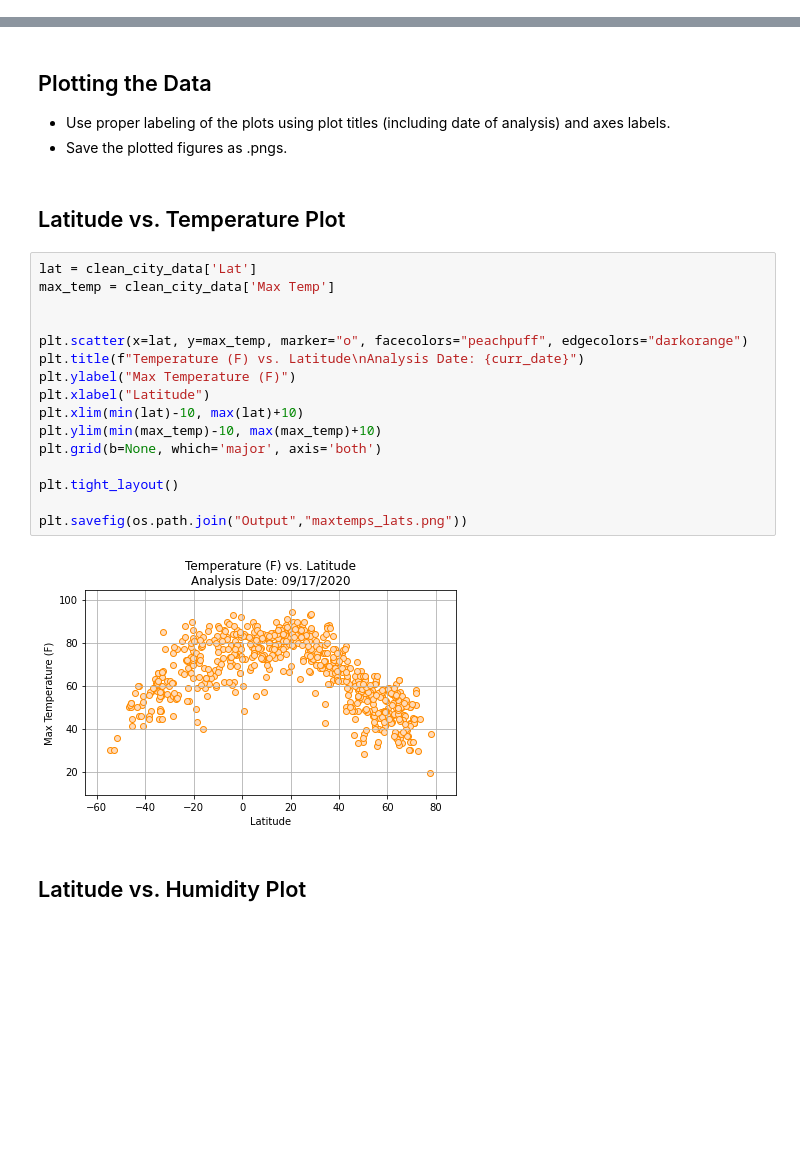
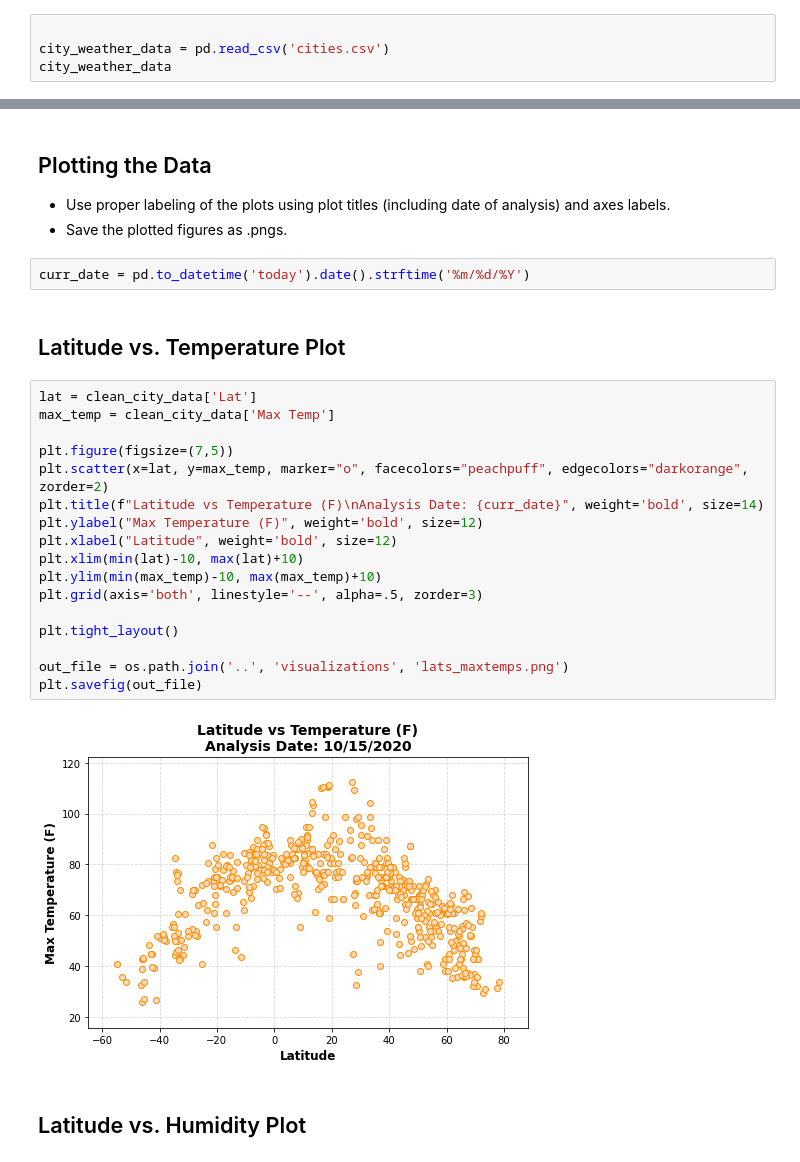
Before and after one commit to KaiCee2010/web-design-challenge, a Jupyter notebook: WebVisualizations/Resources/WeatherPy.ipynb, the cells around one changed output, grey strips where cells are left out. Saved outputs shown, nothing was run; the diff lists cells and outputs as text; blank space fills up the shorter version.

```diff
--- a/WebVisualizations/Resources/WeatherPy.ipynb
+++ b/WebVisualizations/Resources/WeatherPy.ipynb
@@ -34,0 +18,4 @@ city_weather_data.to_csv(out_file, index=False)
+# %%
+
+city_weather_data = pd.read_csv('cities.csv')
+city_weather_data
@@ -86,26 +87,29 @@ Total records in clean_city_data dataframe is 656
 ## Plotting the Data
 * Use proper labeling of the plots using plot titles (including date of analysis) and axes labels.
 * Save the plotted figures as .pngs.
+# %%
+curr_date = pd.to_datetime('today').date().strftime('%m/%d/%Y')
 # %% [markdown]
 ## Latitude vs. Temperature Plot
 # %%
 lat = clean_city_data['Lat']
 max_temp = clean_city_data['Max Temp']
 
-
-plt.scatter(x=lat, y=max_temp, marker="o", facecolors="peachpuff", edgecolors="darkorange")
-plt.title(f"Temperature (F) vs. Latitude\nAnalysis Date: {curr_date}")
-plt.ylabel("Max Temperature (F)")
-plt.xlabel("Latitude")
+plt.figure(figsize=(7,5))
+plt.scatter(x=lat, y=max_temp, marker="o", facecolors="peachpuff", edgecolors="darkorange", zorder=2)
+plt.title(f"Latitude vs Temperature (F)\nAnalysis Date: {curr_date}", weight='bold', size=14)
+plt.ylabel("Max Temperature (F)", weight='bold', size=12)
+plt.xlabel("Latitude", weight='bold', size=12)
 plt.xlim(min(lat)-10, max(lat)+10)
 plt.ylim(min(max_temp)-10, max(max_temp)+10)
-plt.grid(b=None, which='major', axis='both')
+plt.grid(axis='both', linestyle='--', alpha=.5, zorder=3)
 
 plt.tight_layout()
 
-plt.savefig(os.path.join("Output","maxtemps_lats.png"))
+out_file = os.path.join('..', 'visualizations', 'lats_maxtemps.png')
+plt.savefig(out_file)
 # %% [output]
-[figure, old version]
+[figure, new version]
 # %% [markdown]
 ## Latitude vs. Humidity Plot
 # %%
```
Also changed, not shown: parts of 7 cells of this notebook, 4 other files.
